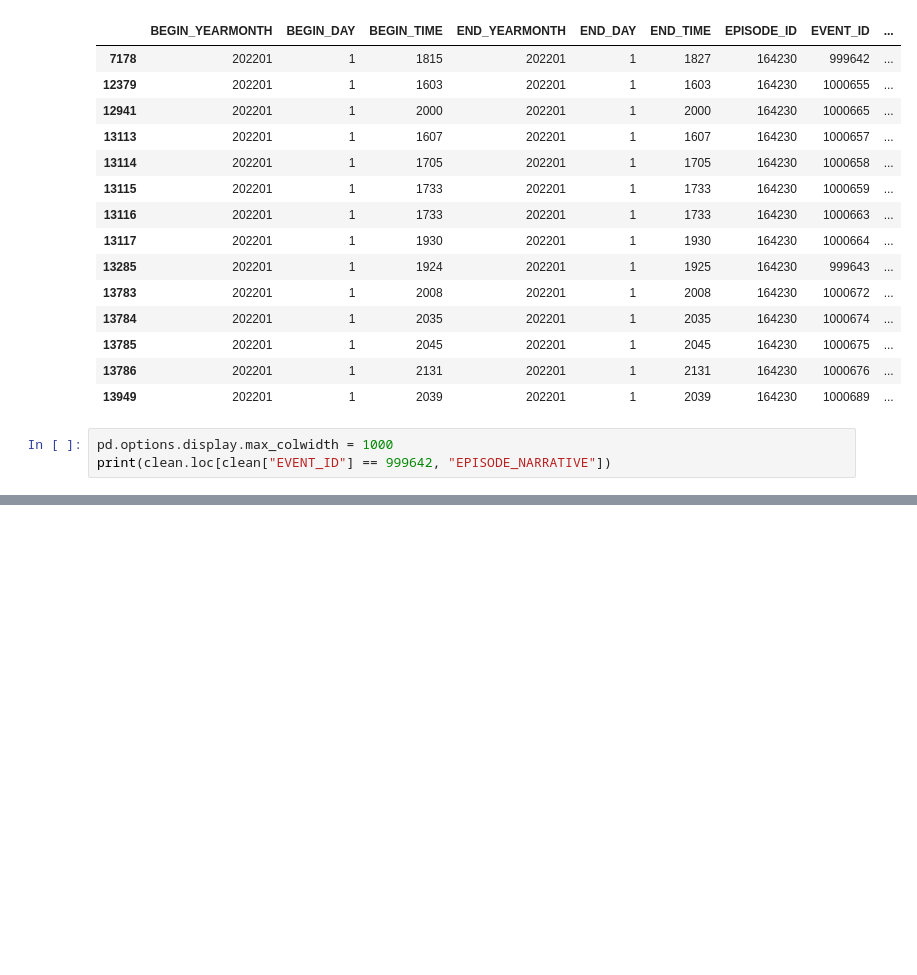
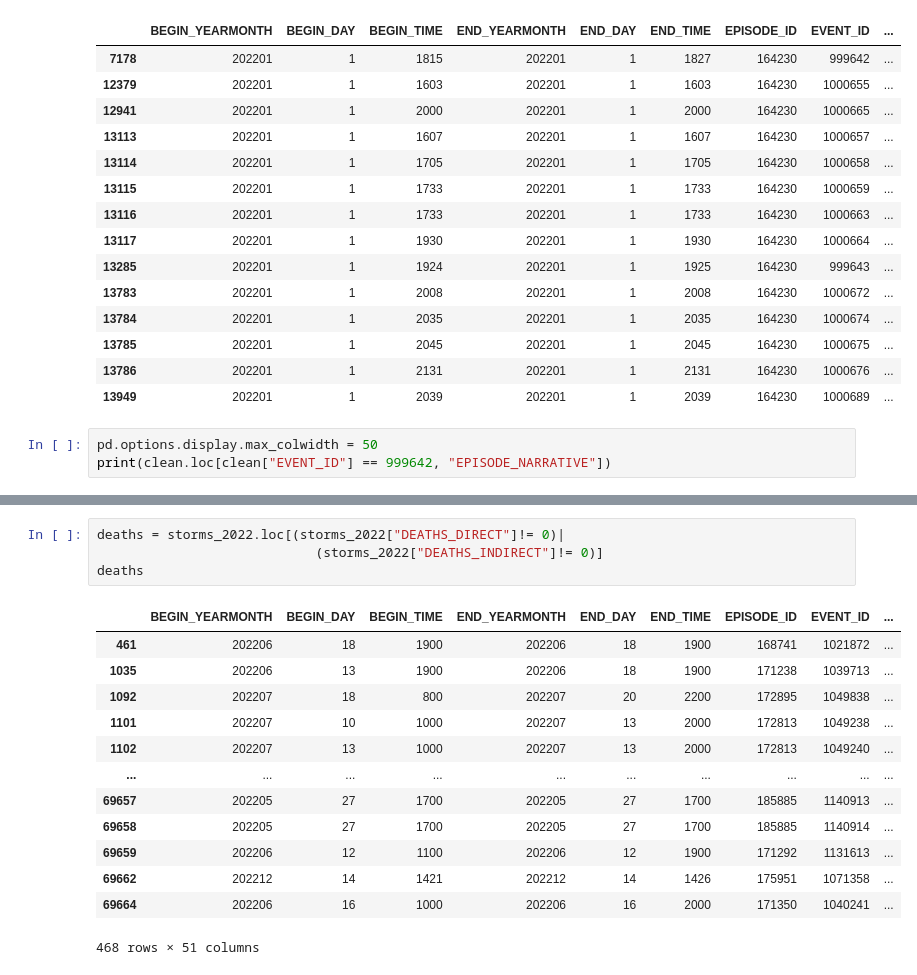
Before and after one commit to elizabethmorgan26/team1, a Jupyter notebook: data_analysis/cleaning_data.ipynb, the cells around one changed output, grey strips where cells are left out. Drawn from its saved outputs; the diff is of its cells as text; blank space fills up the shorter version.

```diff
--- a/data_analysis/cleaning_data.ipynb
+++ b/data_analysis/cleaning_data.ipynb
@@ -158,6 +158,6 @@ clean.loc[clean["EPISODE_ID"] == 164230, :]
 | 13786 | 202201 | 1 | 2131 | 202201 | 1 | 2131 | 164230 | 1000676 | ... |
 | 13949 | 202201 | 1 | 2039 | 202201 | 1 | 2039 | 164230 | 1000689 | ... |
 # %%
-pd.options.display.max_colwidth = 1000
+pd.options.display.max_colwidth = 50
 print(clean.loc[clean["EVENT_ID"] == 999642, "EPISODE_NARRATIVE"])
 # %% [output]
@@ -165,0 +182,18 @@ Name: EPISODE_NARRATIVE, dtype: object
+# %%
+deaths = storms_2022.loc[(storms_2022["DEATHS_DIRECT"]!= 0)|
+                            (storms_2022["DEATHS_INDIRECT"]!= 0)]
+deaths
+# %% [output]
+|  | BEGIN_YEARMONTH | BEGIN_DAY | BEGIN_TIME | END_YEARMONTH | END_DAY | END_TIME | EPISODE_ID | EVENT_ID | ... |
+| 461 | 202206 | 18 | 1900 | 202206 | 18 | 1900 | 168741 | 1021872 | ... |
+| 1035 | 202206 | 13 | 1900 | 202206 | 18 | 1900 | 171238 | 1039713 | ... |
+| 1092 | 202207 | 18 | 800 | 202207 | 20 | 2200 | 172895 | 1049838 | ... |
+| 1101 | 202207 | 10 | 1000 | 202207 | 13 | 2000 | 172813 | 1049238 | ... |
+| 1102 | 202207 | 13 | 1000 | 202207 | 13 | 2000 | 172813 | 1049240 | ... |
+| ... | ... | ... | ... | ... | ... | ... | ... | ... | ... |
+| 69657 | 202205 | 27 | 1700 | 202205 | 27 | 1700 | 185885 | 1140913 | ... |
+| 69658 | 202205 | 27 | 1700 | 202205 | 27 | 1700 | 185885 | 1140914 | ... |
+| 69659 | 202206 | 12 | 1100 | 202206 | 12 | 1900 | 171292 | 1131613 | ... |
+| 69662 | 202212 | 14 | 1421 | 202212 | 14 | 1426 | 175951 | 1071358 | ... |
+| 69664 | 202206 | 16 | 1000 | 202206 | 16 | 2000 | 171350 | 1040241 | ... |
+468 rows × 51 columns
```
Also changed, not shown: parts of 4 cells of this notebook.
